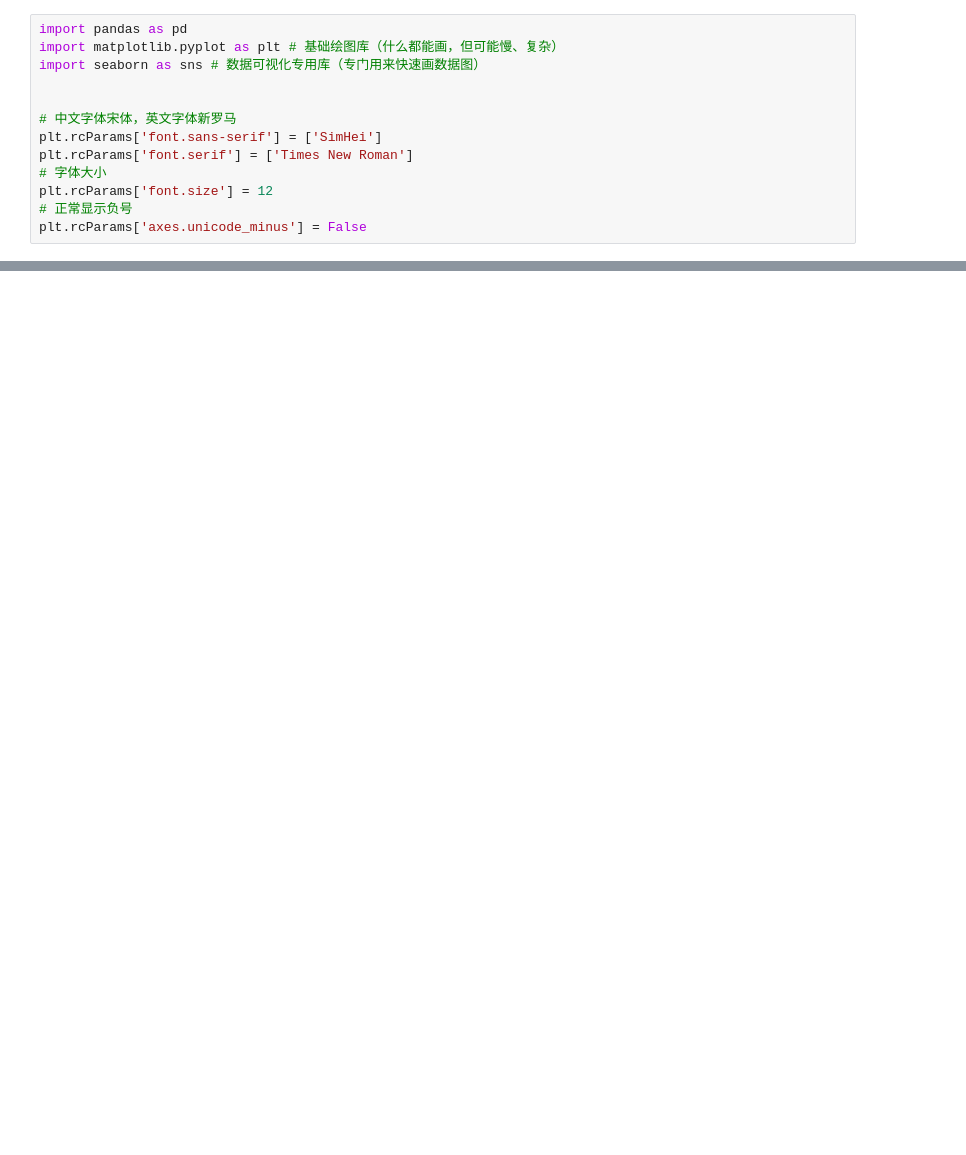
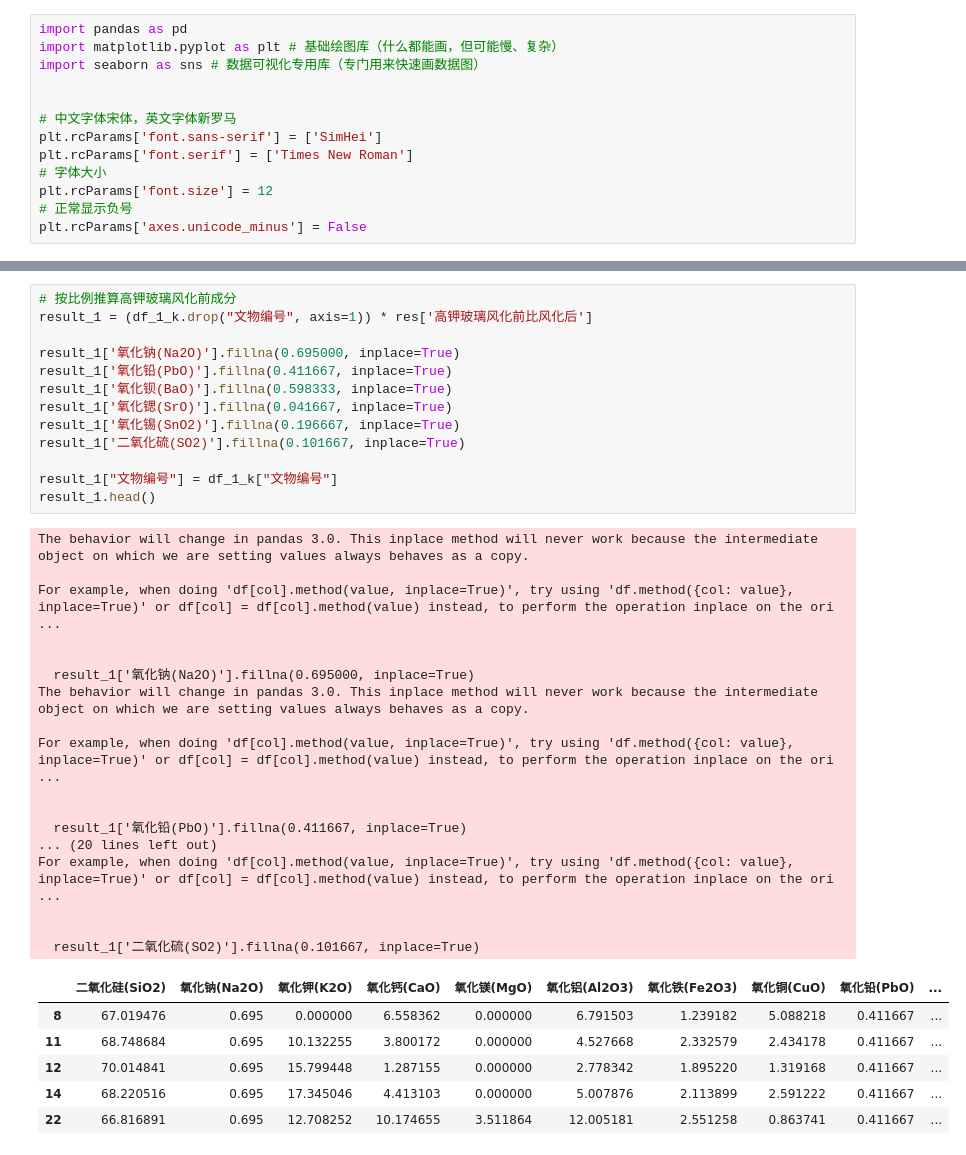
Before and after one commit to XingA02/CUMCM-2022C, a Jupyter notebook: 1_3_奇妙的预测.ipynb, the cells around one changed output, grey strips where cells are left out. Drawn from its saved outputs; the diff is of its cells as text; blank space fills up the shorter version.

```diff
--- a/1_3_奇妙的预测.ipynb
+++ b/1_3_奇妙的预测.ipynb
@@ -24,0 +114,37 @@ df.head()
+# %%
+# 按比例推算高钾玻璃风化前成分
+result_1 = (df_1_k.drop("文物编号", axis=1)) * res['高钾玻璃风化前比风化后']
+
+result_1['氧化钠(Na2O)'].fillna(0.695000, inplace=True)
+result_1['氧化铅(PbO)'].fillna(0.411667, inplace=True)
+result_1['氧化钡(BaO)'].fillna(0.598333, inplace=True)
+result_1['氧化锶(SrO)'].fillna(0.041667, inplace=True)
+result_1['氧化锡(SnO2)'].fillna(0.196667, inplace=True)
+result_1['二氧化硫(SO2)'].fillna(0.101667, inplace=True)
+
+result_1["文物编号"] = df_1_k["文物编号"]
+result_1.head()
+# %% [output]
+The behavior will change in pandas 3.0. This inplace method will never work because the intermediate object on which we are setting values always behaves as a copy.
+
+For example, when doing 'df[col].method(value, inplace=True)', try using 'df.method({col: value}, inplace=True)' or df[col] = df[col].method(value) instead, to perform the operation inplace on the ori ...
+
+
+  result_1['氧化钠(Na2O)'].fillna(0.695000, inplace=True)
+The behavior will change in pandas 3.0. This inplace method will never work because the intermediate object on which we are setting values always behaves as a copy.
+
+For example, when doing 'df[col].method(value, inplace=True)', try using 'df.method({col: value}, inplace=True)' or df[col] = df[col].method(value) instead, to perform the operation inplace on the ori ...
+
+
+  result_1['氧化铅(PbO)'].fillna(0.411667, inplace=True)
+... (20 lines left out)
+For example, when doing 'df[col].method(value, inplace=True)', try using 'df.method({col: value}, inplace=True)' or df[col] = df[col].method(value) instead, to perform the operation inplace on the ori ...
+
+
+  result_1['二氧化硫(SO2)'].fillna(0.101667, inplace=True)
+|  | 二氧化硅(SiO2) | 氧化钠(Na2O) | 氧化钾(K2O) | 氧化钙(CaO) | 氧化镁(MgO) | 氧化铝(Al2O3) | 氧化铁(Fe2O3) | 氧化铜(CuO) | 氧化铅(PbO) | ... |
+| 8 | 67.019476 | 0.695 | 0.000000 | 6.558362 | 0.000000 | 6.791503 | 1.239182 | 5.088218 | 0.411667 | ... |
+| 11 | 68.748684 | 0.695 | 10.132255 | 3.800172 | 0.000000 | 4.527668 | 2.332579 | 2.434178 | 0.411667 | ... |
+| 12 | 70.014841 | 0.695 | 15.799448 | 1.287155 | 0.000000 | 2.778342 | 1.895220 | 1.319168 | 0.411667 | ... |
+| 14 | 68.220516 | 0.695 | 17.345046 | 4.413103 | 0.000000 | 5.007876 | 2.113899 | 2.591222 | 0.411667 | ... |
+| 22 | 66.816891 | 0.695 | 12.708252 | 10.174655 | 3.511864 | 12.005181 | 2.551258 | 0.863741 | 0.411667 | ... |
```
Also changed, not shown: parts of 9 cells of this notebook, 30 other files.
